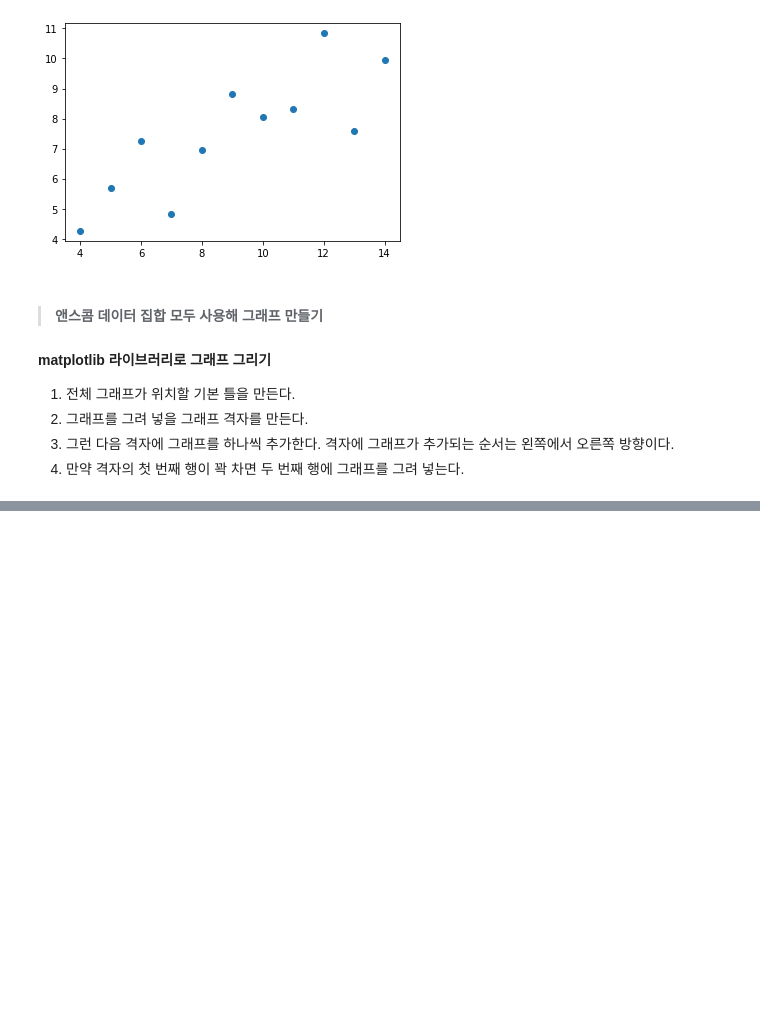
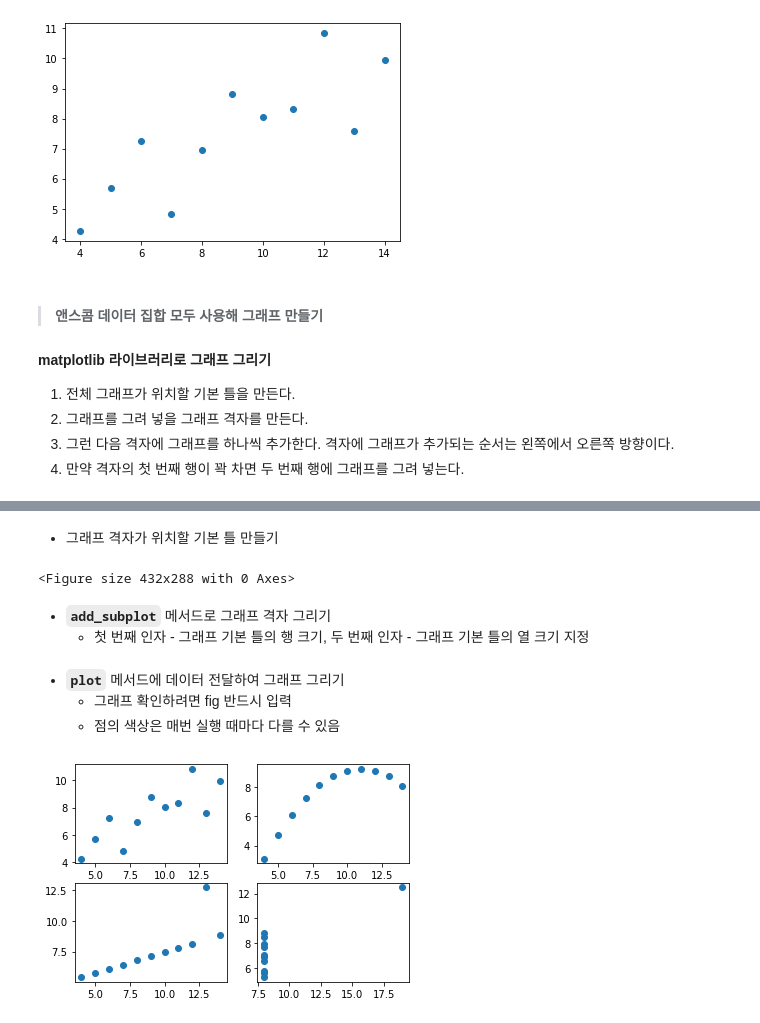
Before and after one commit to sehan25/ESAA, a Jupyter notebook: 0328__Doit_Pandas_Graph.ipynb, the cells around one changed output, grey strips where cells are left out. Saved outputs shown, nothing was run; the diff lists cells and outputs as text; code cells hidden in the pictures; blank space fills up the shorter version.

```diff
--- a/0328__Doit_Pandas_Graph.ipynb
+++ b/0328__Doit_Pandas_Graph.ipynb
@@ -76,0 +81,35 @@ plt.plot(dataset_1['x'], dataset_1['y'], 'o')
+# %%
+# dataset_1,2,3,4 지정
+dataset_2 = anscombe[anscombe['dataset'] == 'II']
+dataset_3 = anscombe[anscombe['dataset'] == 'III']
+dataset_4 = anscombe[anscombe['dataset'] == 'IV']
+# %% [markdown]
+* 그래프 격자가 위치할 기본 틀 만들기
+# %%
+# 기본 틀 만들기
+fig = plt.figure()
+# %% [output]
+<Figure size 432x288 with 0 Axes>
+# %% [markdown]
+* **`add_subplot`** 메서드로 그래프 격자 그리기
+    * 첫 번째 인자 - 그래프 기본 틀의 행 크기, 두 번째 인자 -  그래프 기본 틀의 열 크기 지정
+# %%
+# 그래프 격자 그리기
+axes1 = fig.add_subplot(2,2,1)
+axes2 = fig.add_subplot(2,2,2)
+axes3 = fig.add_subplot(2,2,3)
+axes4 = fig.add_subplot(2,2,4)
+# %% [markdown]
+* **`plot`** 메서드에 데이터 전달하여 그래프 그리기
+    * 그래프 확인하려면 fig 반드시 입력
+    * 점의 색상은 매번 실행 때마다 다를 수 있음
+# %%
+# 점으로 그래프 그리기
+axes1.plot(dataset_1['x'], dataset_1['y'], 'o')
+axes2.plot(dataset_2['x'], dataset_2['y'], 'o')
+axes3.plot(dataset_3['x'], dataset_3['y'], 'o')
+axes4.plot(dataset_4['x'], dataset_4['y'], 'o')
+
+fig
+# %% [output]
+[figure, added]
```
Also changed, not shown: parts of 14 cells of this notebook.
